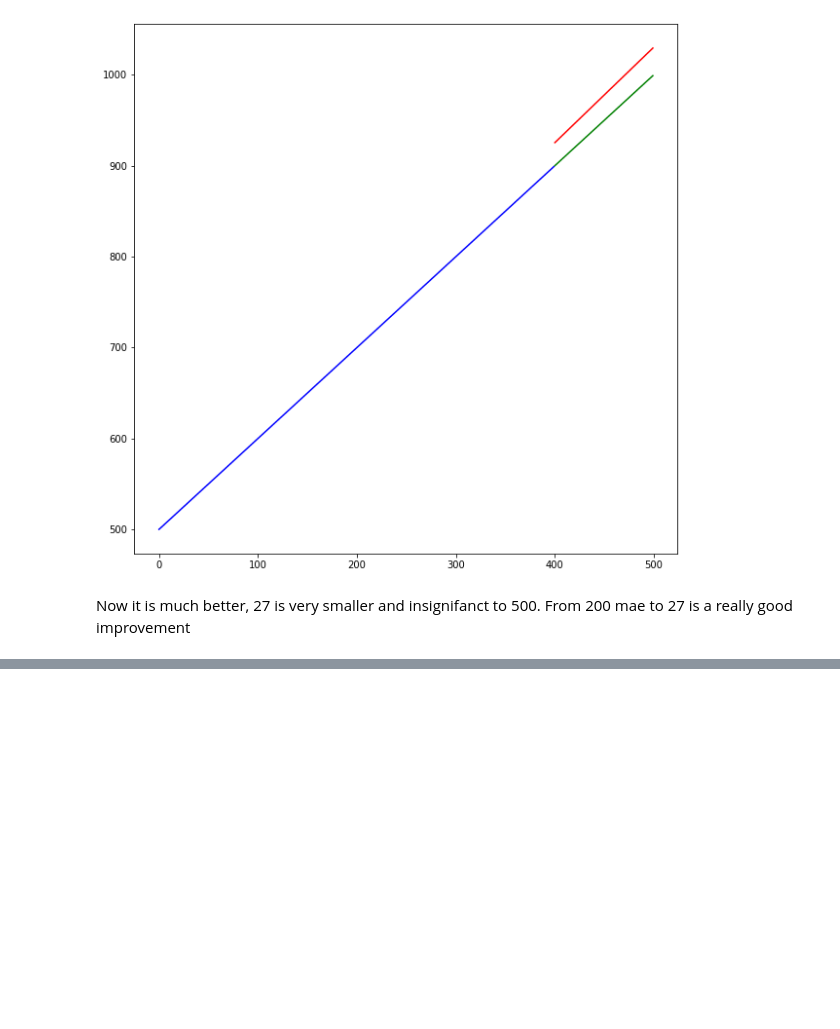
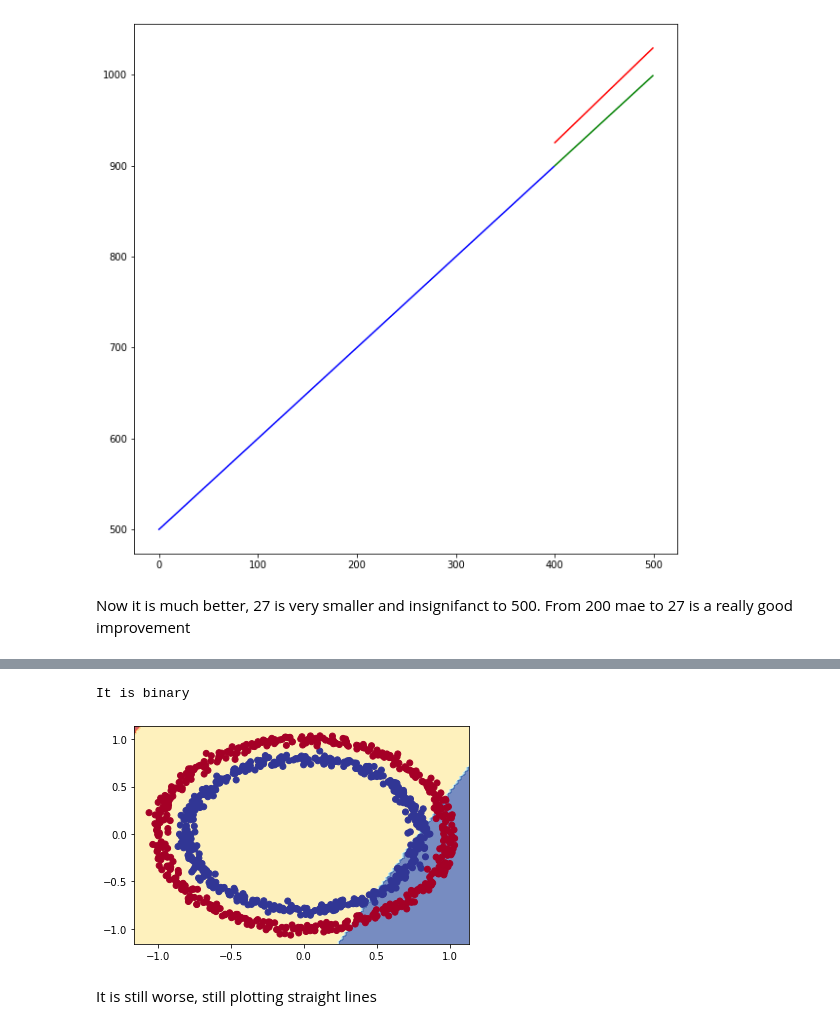
Before and after one commit to Jayveersinh-Raj/Neural_Networks_Classification, a Jupyter notebook: Neural_Networks_Classification_TensorFlow.ipynb, the cells around one changed output, grey strips where cells are left out. Cells and saved outputs as stored; diff of their text form; code cells hidden in the pictures; blank space fills up the shorter version.

Commit message:
Classification and its evaluation metrices

```diff
--- a/Neural_Networks_Classification_TensorFlow.ipynb
+++ b/Neural_Networks_Classification_TensorFlow.ipynb
@@ -353,0 +355,23 @@ Now it is much better, 27 is very smaller and insignifanct to 500. From 200 mae
+# %%
+# Lets create the non linear model with linear activation function
+# We will use strings this time rather than writing tf.keras.something
+tf.random.set_seed(42)
+
+# 1. Creating model with sequentila API
+model = tf.keras.Sequential([
+    tf.keras.layers.Dense(1, activation = "linear") # tf.keras.activation.linear is same as this
+])
+
+# 2. Compiling the model
+model.compile(loss = "BinaryCrossentropy", # tf.keras.losses.BinaryCrossentropy() is the same
+              optimizer = "Adam", # benefit of writing this as tf.keras.optimizers.Adam() we can set alpha (learning rate)
+              metrics = ["accuracy"])
+# 3. Fitting the model
+history = model.fit(X, y, epochs = 100, verbose = 0)
+# %%
+plot_decision_boundary(model, X, y)
+# %% [output]
+It is binary
+[figure, added]
+# %% [markdown]
+It is still worse, still plotting straight lines
```
Also changed, not shown: parts of 59 cells of this notebook.
